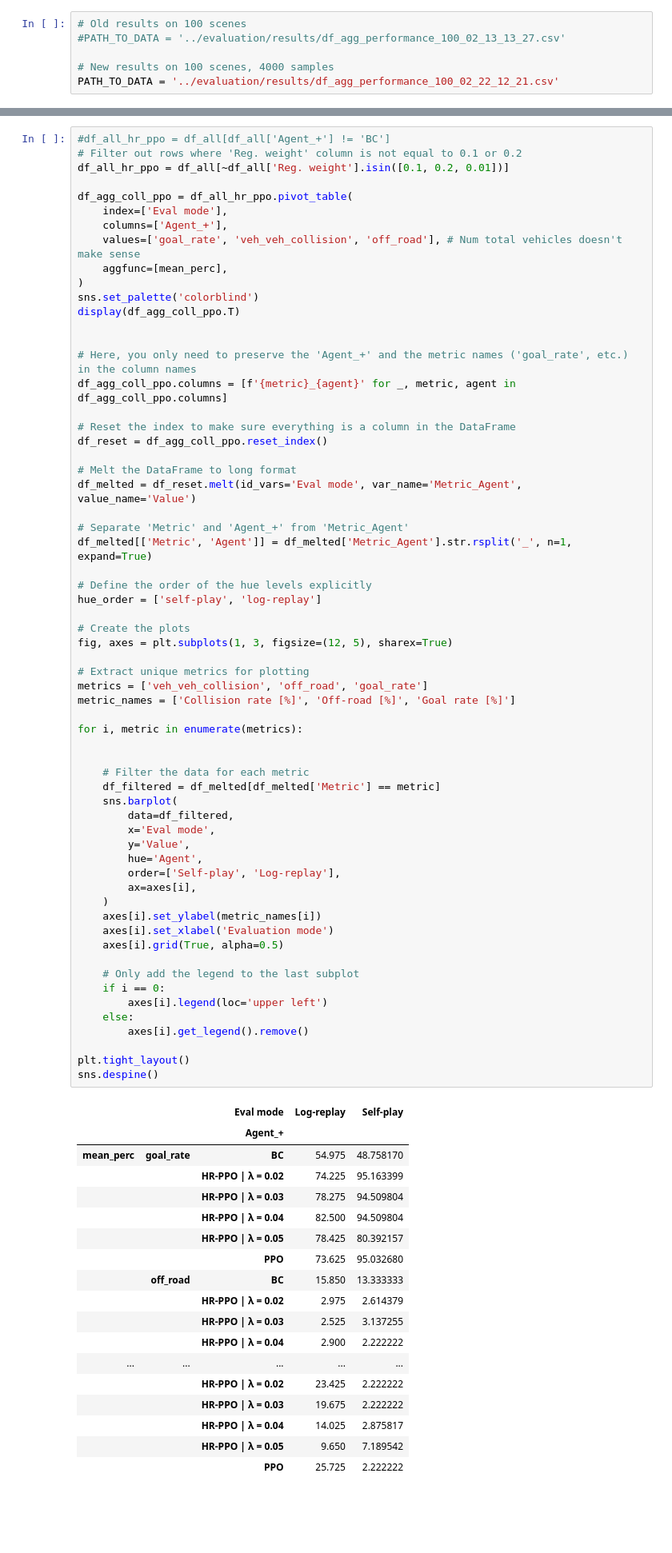
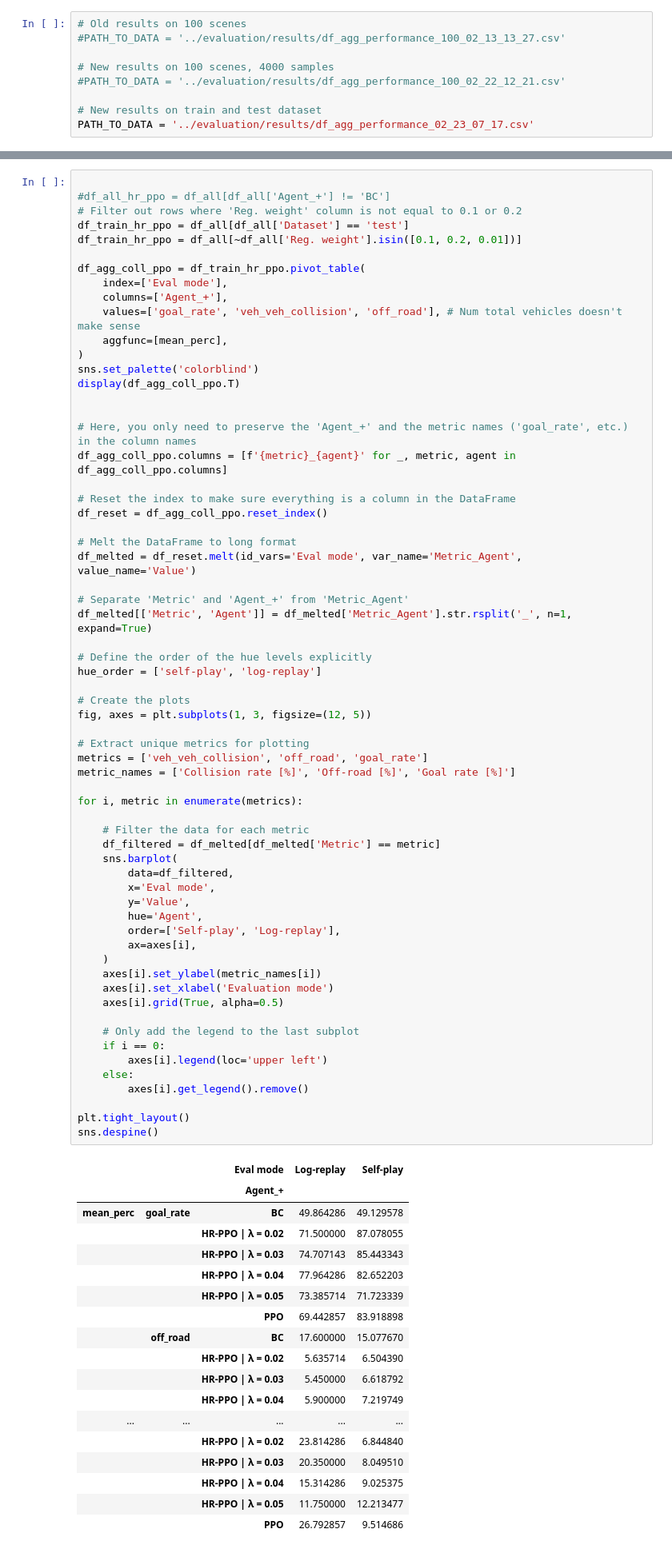
Before and after one commit to dgk453/nocturne_lab, a Jupyter notebook: evaluation/isolate_error.ipynb, the cells around one changed output, grey strips where cells are left out. Shown: that part at 80% size. Saved outputs shown, nothing was run; the diff lists cells and outputs as text; blank space fills up the shorter version.

```diff
--- a/evaluation/isolate_error.ipynb
+++ b/evaluation/isolate_error.ipynb
@@ -56,7 +56,10 @@ def mean_perc(ser: pd.Series) -> float:
 #PATH_TO_DATA = '../evaluation/results/df_agg_performance_100_02_13_13_27.csv'
 
 # New results on 100 scenes, 4000 samples
-PATH_TO_DATA = '../evaluation/results/df_agg_performance_100_02_22_12_21.csv'
+#PATH_TO_DATA = '../evaluation/results/df_agg_performance_100_02_22_12_21.csv'
+
+# New results on train and test dataset
+PATH_TO_DATA = '../evaluation/results/df_agg_performance_02_23_07_17.csv'
 # %%
 # Load data
 df_all = pd.read_csv(PATH_TO_DATA)
@@ -119,11 +120,13 @@ styled_df
 # %% [markdown]
 ### 2. Compare HR-PPO to PPO performance
 # %%
+
 #df_all_hr_ppo = df_all[df_all['Agent_+'] != 'BC']
 # Filter out rows where 'Reg. weight' column is not equal to 0.1 or 0.2
-df_all_hr_ppo = df_all[~df_all['Reg. weight'].isin([0.1, 0.2, 0.01])]
+df_train_hr_ppo = df_all[df_all['Dataset'] == 'test']
+df_train_hr_ppo = df_all[~df_all['Reg. weight'].isin([0.1, 0.2, 0.01])]
 
-df_agg_coll_ppo = df_all_hr_ppo.pivot_table(
+df_agg_coll_ppo = df_train_hr_ppo.pivot_table(
     index=['Eval mode'],
     columns=['Agent_+'],
     values=['goal_rate', 'veh_veh_collision', 'off_road'], # Num total vehicles doesn't make sense
@@ -149,56 +152,55 @@ df_melted[['Metric', 'Agent']] = df_melted['Metric_Agent'].str.rsplit('_', n=1,
 hue_order = ['self-play', 'log-replay']
 
 # Create the plots
-fig, axes = plt.subplots(1, 3, figsize=(12, 5), sharex=True)
+fig, axes = plt.subplots(1, 3, figsize=(12, 5))
 
 # Extract unique metrics for plotting
 metrics = ['veh_veh_collision', 'off_road', 'goal_rate']
 metric_names = ['Collision rate [%]', 'Off-road [%]', 'Goal rate [%]']
 
 for i, metric in enumerate(metrics):
-
 
     # Filter the data for each metric
     df_filtered = df_melted[df_melted['Metric'] == metric]
     sns.barplot(
         data=df_filtered,
         x='Eval mode',
         y='Value',
         hue='Agent',
         order=['Self-play', 'Log-replay'],
         ax=axes[i],
     )
     axes[i].set_ylabel(metric_names[i])
     axes[i].set_xlabel('Evaluation mode')
     axes[i].grid(True, alpha=0.5)
 
     # Only add the legend to the last subplot
     if i == 0:
         axes[i].legend(loc='upper left')
     else:
         axes[i].get_legend().remove()
 
 plt.tight_layout()
 sns.despine()
 # %% [output]
 |  |  | Eval mode | Log-replay | Self-play |
 |  |  | Agent_+ |  |  |
-| mean_perc | goal_rate | BC | 54.975 | 48.758170 |
-|  |  | HR-PPO | λ = 0.02 | 74.225 | 95.163399 |
-|  |  | HR-PPO | λ = 0.03 | 78.275 | 94.509804 |
-|  |  | HR-PPO | λ = 0.04 | 82.500 | 94.509804 |
-|  |  | HR-PPO | λ = 0.05 | 78.425 | 80.392157 |
-|  |  | PPO | 73.625 | 95.032680 |
-|  | off_road | BC | 15.850 | 13.333333 |
-|  |  | HR-PPO | λ = 0.02 | 2.975 | 2.614379 |
-|  |  | HR-PPO | λ = 0.03 | 2.525 | 3.137255 |
-|  |  | HR-PPO | λ = 0.04 | 2.900 | 2.222222 |
+| mean_perc | goal_rate | BC | 49.864286 | 49.129578 |
+|  |  | HR-PPO | λ = 0.02 | 71.500000 | 87.078055 |
+|  |  | HR-PPO | λ = 0.03 | 74.707143 | 85.443343 |
+|  |  | HR-PPO | λ = 0.04 | 77.964286 | 82.652203 |
+|  |  | HR-PPO | λ = 0.05 | 73.385714 | 71.723339 |
+|  |  | PPO | 69.442857 | 83.918898 |
+|  | off_road | BC | 17.600000 | 15.077670 |
+|  |  | HR-PPO | λ = 0.02 | 5.635714 | 6.504390 |
+|  |  | HR-PPO | λ = 0.03 | 5.450000 | 6.618792 |
+|  |  | HR-PPO | λ = 0.04 | 5.900000 | 7.219749 |
 | ... | ... | ... | ... | ... |
-|  |  | HR-PPO | λ = 0.02 | 23.425 | 2.222222 |
-|  |  | HR-PPO | λ = 0.03 | 19.675 | 2.222222 |
-|  |  | HR-PPO | λ = 0.04 | 14.025 | 2.875817 |
-|  |  | HR-PPO | λ = 0.05 | 9.650 | 7.189542 |
-|  |  | PPO | 25.725 | 2.222222 |
+|  |  | HR-PPO | λ = 0.02 | 23.814286 | 6.844840 |
+|  |  | HR-PPO | λ = 0.03 | 20.350000 | 8.049510 |
+|  |  | HR-PPO | λ = 0.04 | 15.314286 | 9.025375 |
+|  |  | HR-PPO | λ = 0.05 | 11.750000 | 12.213477 |
+|  |  | PPO | 26.792857 | 9.514686 |
 [drawing not drawn]
 # %%
 df_all_hr_ppo = df_all[df_all['Agent_+'] != 'BC']
```
Also changed, not shown: parts of 18 cells of this notebook, 3 other files.
